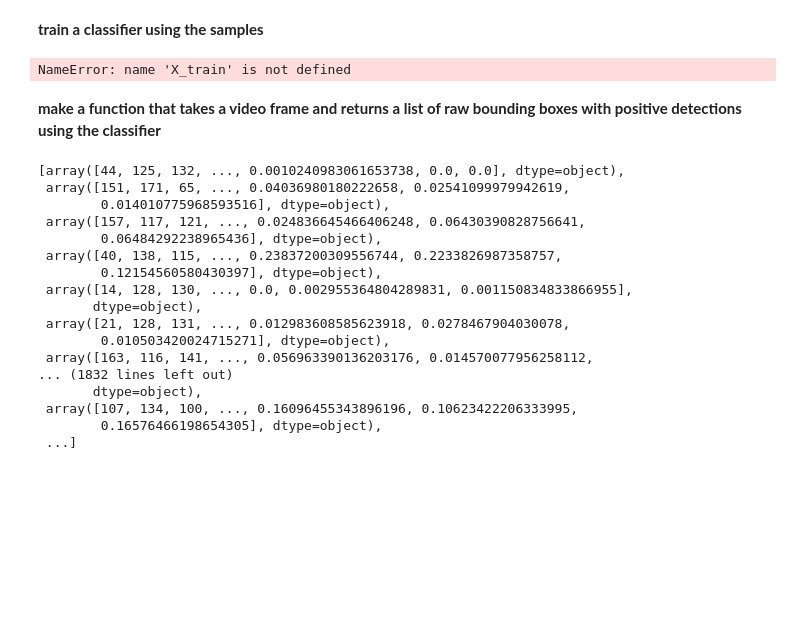
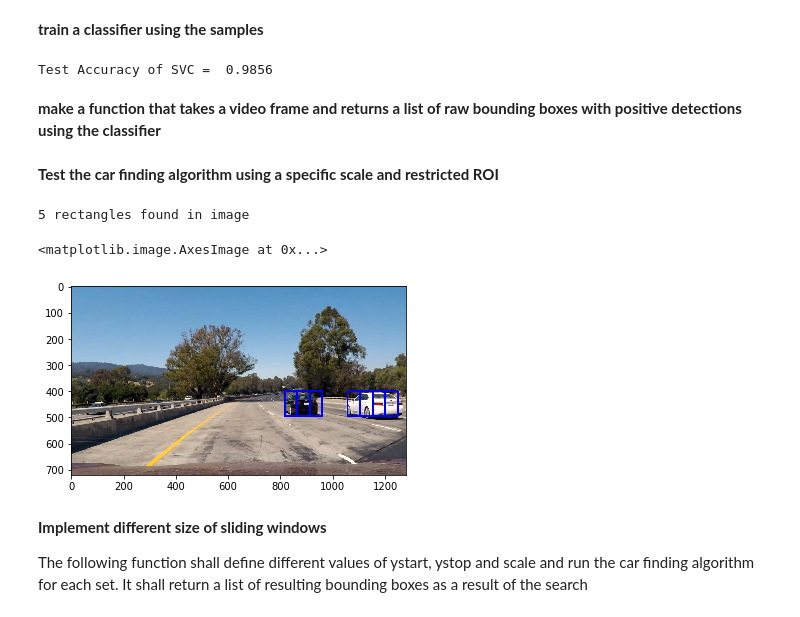
Before and after one commit to EmilePapillon/CarND-Vehicle-Detection, a Jupyter notebook: Vehicle-Detection.ipynb, the cells around one changed output. Saved outputs shown, nothing was run; the diff lists cells and outputs as text; code cells hidden in the pictures; blank space fills up the shorter version.

Commit message:
good advancement, got promising results and made a process_frame function to process video frames

```diff
--- a/Vehicle-Detection.ipynb
+++ b/Vehicle-Detection.ipynb
@@ -185,7 +185,7 @@ def extract_features(imgs, color_space='RGB', spatial_size=(32, 32),
 from sklearn.svm import LinearSVC
 from sklearn.model_selection import train_test_split
 
-#create labels, randomize (shuffle) and normalize the data
+#create labels and randomize (shuffles) data
 def get_training_and_test_data(car_images, noncar_images):
 
     #extract features from car images and create y labels
@@ -204,22 +204,24 @@ def get_training_and_test_data(car_images, noncar_images):
                         hist_feat=hist_feat, hog_feat=hog_feat)
 
 
-    #X = np.vstack((car_features, notcar_features)).astype(np.float64)
-    #y = np.hstack((np.ones(len(car_features)), np.zeros(len(notcar_features))))
+    X = np.vstack((car_features, notcar_features)).astype(np.float32)
+    y = np.hstack((np.ones(len(car_features)), np.zeros(len(notcar_features))))
 
     # Split up data into randomized training and test sets
-    #X_train, X_test, y_train, y_test = train_test_split(X, y, test_size=0.2, random_state=random.randint(0, 100))
+    X_train, X_test, y_train, y_test = train_test_split(X, y, test_size=0.2, random_state=np.random.randint(0, 100))
 
-    #X_train, X_test, y_train, y_test,
-    return  car_features, notcar_features
+    return  X_train, X_test, y_train, y_test
+
+def normalized(data,scaler):
+    return scaler.transform(data)
 # %%
 #all the parameters are defined here
 ### TODO: Tweak these parameters and see how the results change.
 color_space = 'YUV' # Can be RGB, HSV, LUV, HLS, YUV, YCrCb
-orient = 9  # HOG orientations
-pix_per_cell = 8 # HOG pixels per cell
+orient = 11  # HOG orientations
+pix_per_cell = 16 # HOG pixels per cell
 cell_per_block = 2 # HOG cells per block
-hog_channel = 0 # Can be 0, 1, 2, or "ALL"
+hog_channel = 'ALL' # Can be 0, 1, 2, or "ALL"
 spatial_size = (32, 32) # Spatial binning dimensions
 hist_bins = 32    # Number of histogram bins
 spatial_feat = True # Spatial features on or off
@@ -229,12 +231,12 @@ hog_feat = True # HOG features on or off
 y_start_stop = [400, None] # Min and max in y to search in slide_window()
 # %%
 from sklearn.preprocessing import StandardScaler
-#X_train, X_test, y_train, y_test = get_training_and_test_data(car_images, noncar_images)
-car_features, notcar_features = get_training_and_test_data(car_images, noncar_images)
-#X_scaler = StandardScaler().fit(X_train)
-#clf = LinearSVC()
-#svc.fit(X_train, y_train)
+X_train, X_test, y_train, y_test = get_training_and_test_data(car_images, noncar_images)
+X_scaler = StandardScaler().fit(X_train)
+clf = LinearSVC()
+clf.fit(normalized(X_train,X_scaler), y_train)
+print('Test Accuracy of SVC = ', round(clf.score(normalized(X_test,X_scaler), y_test), 4))
 # %% [output]
-NameError: name 'X_train' is not defined
+Test Accuracy of SVC =  0.9856
 # %% [markdown]
 __make a function that takes a video frame and returns a list of raw bounding boxes with positive detections using the classifier__
@@ -245,20 +242,0 @@ def detect_vehicles(frame, clf):
-# %%
-car_features
-# %% [output]
-[array([44, 125, 132, ..., 0.0010240983061653738, 0.0, 0.0], dtype=object),
- array([151, 171, 65, ..., 0.04036980180222658, 0.02541099979942619,
-        0.014010775968593516], dtype=object),
- array([157, 117, 121, ..., 0.024836645466406248, 0.06430390828756641,
-        0.06484292238965436], dtype=object),
- array([40, 138, 115, ..., 0.23837200309556744, 0.2233826987358757,
-        0.12154560580430397], dtype=object),
- array([14, 128, 130, ..., 0.0, 0.002955364804289831, 0.001150834833866955],
-       dtype=object),
- array([21, 128, 131, ..., 0.012983608585623918, 0.0278467904030078,
-        0.010503420024715271], dtype=object),
- array([163, 116, 141, ..., 0.056963390136203176, 0.014570077956258112,
-... (1832 lines left out)
-       dtype=object),
- array([107, 134, 100, ..., 0.16096455343896196, 0.10623422206333995,
-        0.16576466198654305], dtype=object),
- ...]
@@ -264,0 +340,24 @@ car_features
+# %% [markdown]
+__Test the car finding algorithm using a specific scale and restricted ROI__
+# %%
+test_img = read_image('./test_images/test1.jpg')
+
+ystart = 400
+ystop = 656
+scale = 1.5
+
+rectangles = find_cars(test_img, ystart, ystop, scale, color_space, hog_channel, clf, X_scaler, orient,
+              pix_per_cell, cell_per_block, spatial_size, hist_bins, show_all_rectangles=False,spatial_feat=spatial_feat, hist_feat=hist_feat, hog_feat=hog_feat)
+
+print(len(rectangles), 'rectangles found in image')
+# %% [output]
+5 rectangles found in image
+# %%
+plt.imshow(draw_boxes(test_img,rectangles))
+# %% [output]
+<matplotlib.image.AxesImage at 0x...>
+[figure, added]
+# %% [markdown]
+__Implement different size of sliding windows__
+
+The following function shall define different values of ystart, ystop and scale and run the car finding algorithm for each set. It shall return a list of resulting bounding boxes as a result of the search
```
Also changed, not shown: parts of 13 cells of this notebook, 2 other files.
